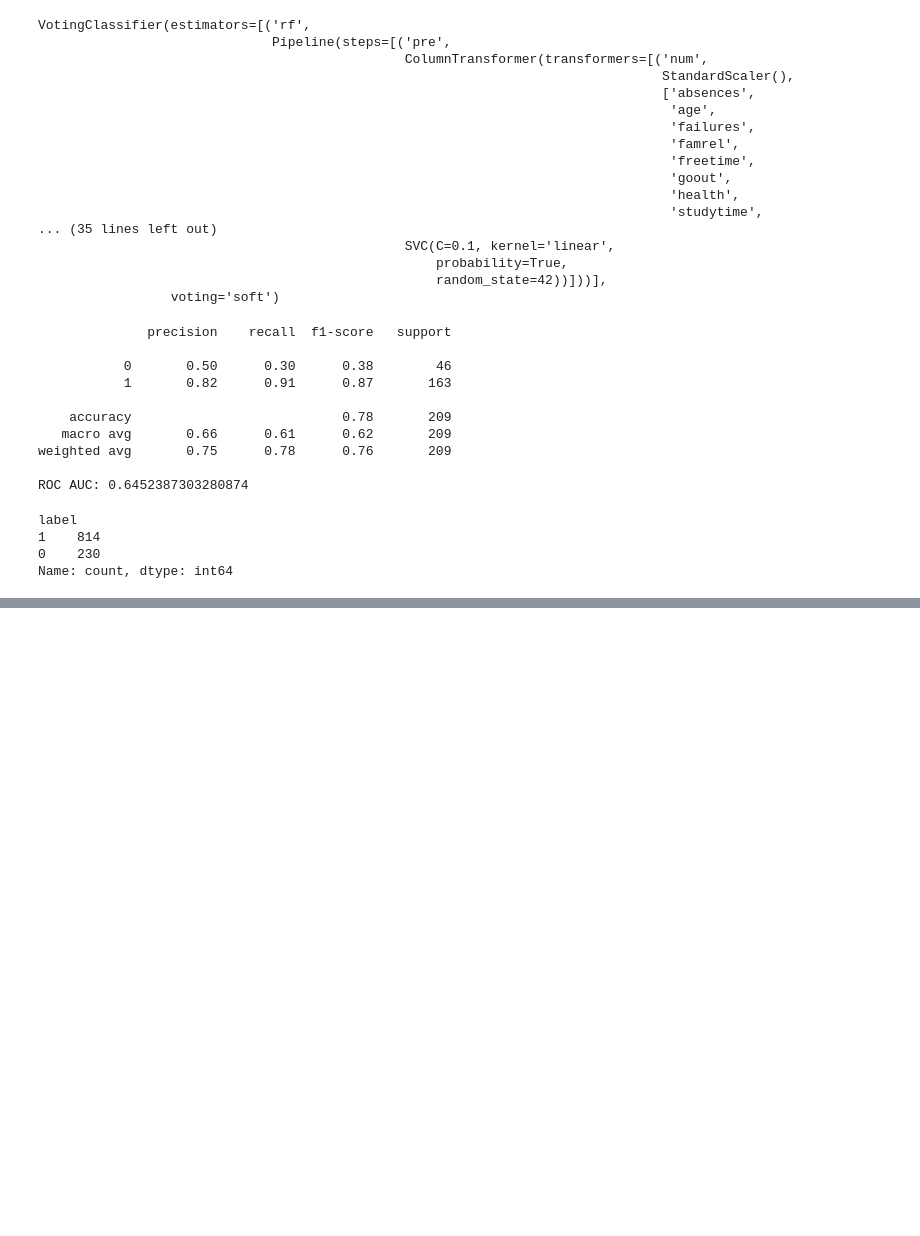
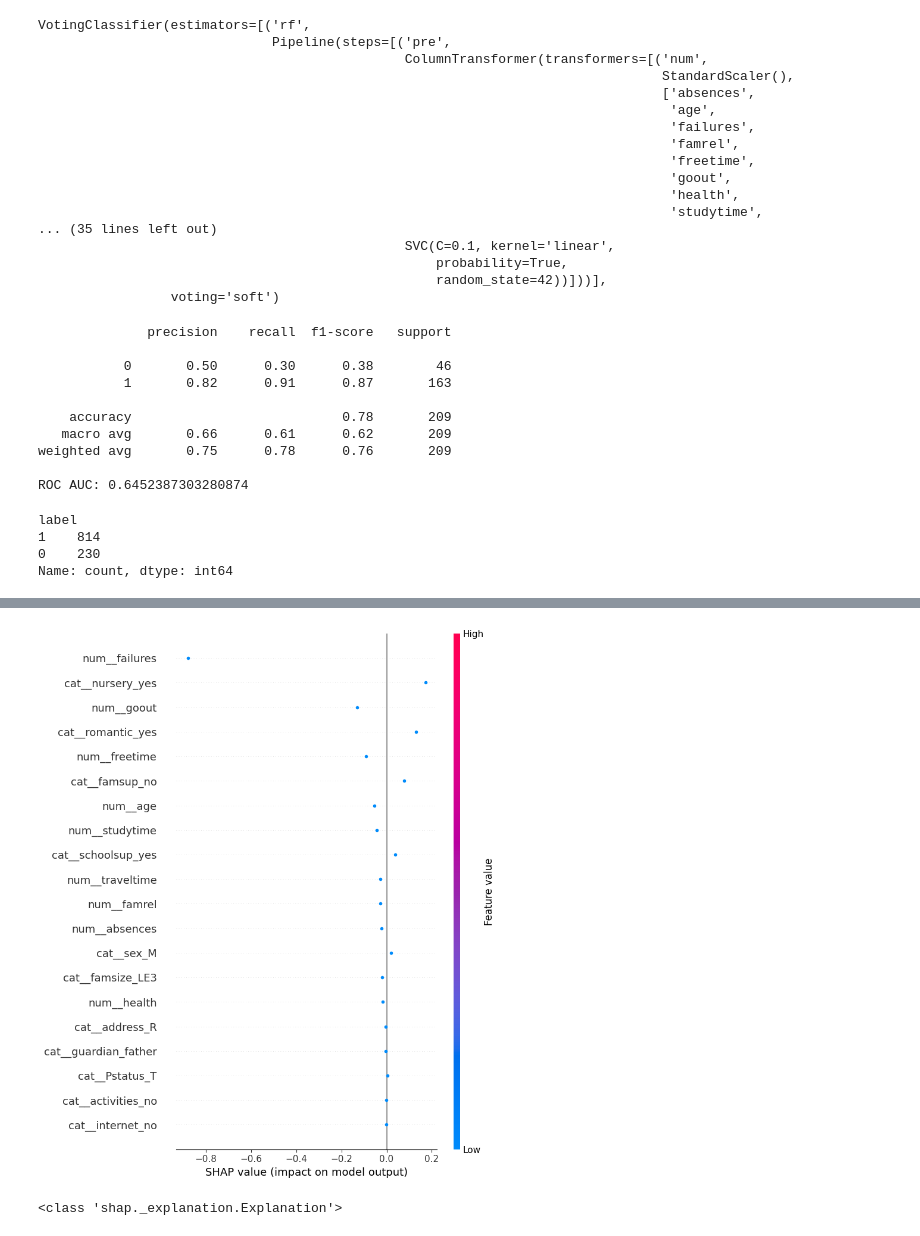
Before and after one commit to darasimi0000007/Student-Performance-Predictor-Backend-Application, a Jupyter notebook: notebooks/model_train_test.ipynb, the cells around one changed output, grey strips where cells are left out. Saved outputs shown, nothing was run; the diff lists cells and outputs as text; code cells hidden in the pictures; blank space fills up the shorter version.

Commit message:
shap analysis implementation

```diff
--- a/notebooks/model_train_test.ipynb
+++ b/notebooks/model_train_test.ipynb
@@ -210,0 +235,2 @@ with open("stud_performance_classifier.joblib", "wb") as f:
+# %%
+data_to_predict_transformed = preproc.fit_transform(data_to_predict)
@@ -210,0 +247,17 @@ with open("stud_performance_classifier.joblib", "wb") as f:
+# %%
+pipe_gb = Pipeline([
+    ("pre", preproc),
+    #("smote", SMOTE(random_state=42)),
+    ("clf", GradientBoostingClassifier(random_state=42)),
+])
+param_dist_gb = {
+    "clf__n_estimators": [100, 200, 300],
+    "clf__max_depth": [3, 5, 7],
+    "clf__learning_rate": [0.01, 0.05, 0.1],
+    "clf__subsample": [0.7, 0.8, 0.9],
+    "clf__min_samples_split": [2, 5, 10],
+    "clf__min_samples_leaf": [1, 2, 4],
+}
+search_gb = GridSearchCV(pipe_gb, param_grid=param_dist_gb, scoring="roc_auc", cv=StratifiedKFold(5), n_jobs=-1, verbose=1, refit=True)
+search_gb.fit(X_train, y_train)
+gb_model = search_gb.best_estimator_  # This is the tuned GB pipeline
@@ -210,0 +281,3 @@ with open("stud_performance_classifier.joblib", "wb") as f:
+# %%
+model = gb_model[-1]
+gb_model.set_output(transform = "default")
@@ -210,0 +302,6 @@ with open("stud_performance_classifier.joblib", "wb") as f:
+# %%
+# Create SHAP explainer (fast for tree models)
+explainer = shap.TreeExplainer(model)
+
+# Calculate SHAP values
+shap_values = explainer(data_to_predict_transformed, check_additivity = False)
@@ -210,0 +323,15 @@ with open("stud_performance_classifier.joblib", "wb") as f:
+# %%
+namefeatures = ["past failures", "attended nursery school", "go out often?", "romantic relationship",
+                                                                             "freetime",  "family educational support", "age", "studytime", "school educational support",
+                                                                             "traveltime", "family relationship quality", "number of absences", "gender", "family size",
+                                                                             "health status", "address type", "guardian", "parents status", "extra-curricular activities", "access to internet"]
+
+
+# Visualize
+shap.summary_plot(shap_values, data_to_predict_transformed)
+# %% [output]
+[figure, added]
+# %%
+print(type(shap_values))
+# %% [output]
+<class 'shap._explanation.Explanation'>
```
Also changed, not shown: parts of 16 cells of this notebook, 8 other files.
